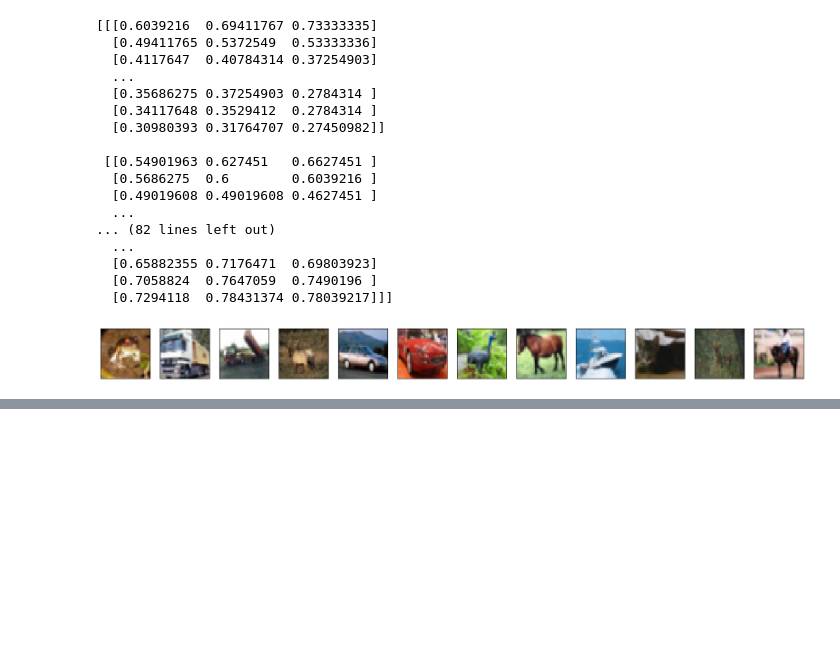
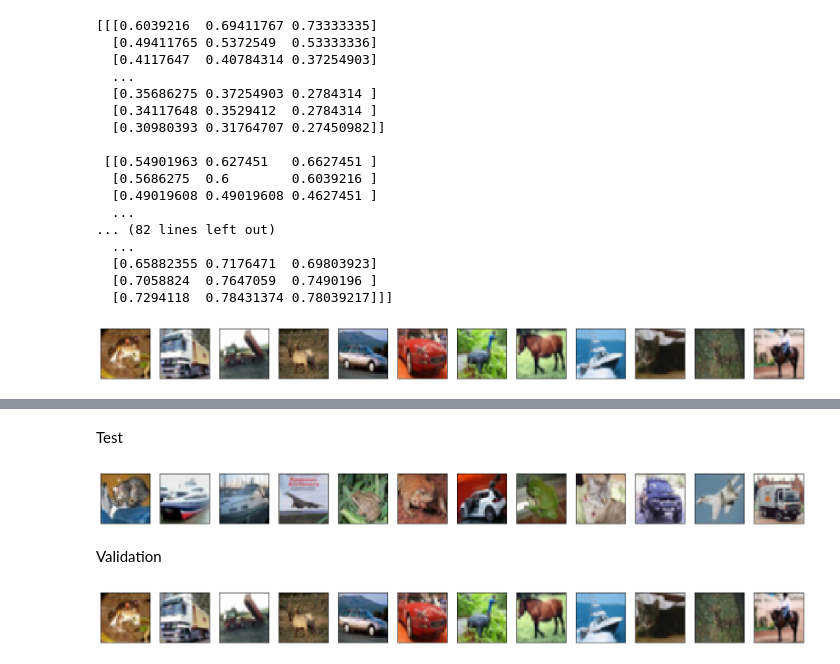
Before and after one commit to Volks44/VITMMA19, a Jupyter notebook: Milestone_1.ipynb, the cells around one changed output, grey strips where cells are left out. Saved outputs shown, nothing was run; the diff lists cells and outputs as text; code cells hidden in the pictures; blank space fills up the shorter version.

```diff
--- a/Milestone_1.ipynb
+++ b/Milestone_1.ipynb
@@ -81,0 +129,18 @@ for i in range(12):
+# %% [markdown]
+Test
+# %%
+fig = plt.figure(figsize=(20,5))
+for i in range(12):
+    ax = fig.add_subplot(3, 12, i+1, xticks=[], yticks=[])
+    ax.imshow(np.squeeze(x_test[i]))
+# %% [output]
+[figure, added]
+# %% [markdown]
+Validation
+# %%
+fig = plt.figure(figsize=(20,5))
+for i in range(12):
+    ax = fig.add_subplot(3, 12, i+1, xticks=[], yticks=[])
+    ax.imshow(np.squeeze(x_valid[i]))
+# %% [output]
+[figure, added]
```
Also changed, not shown: parts of 8 cells of this notebook.
